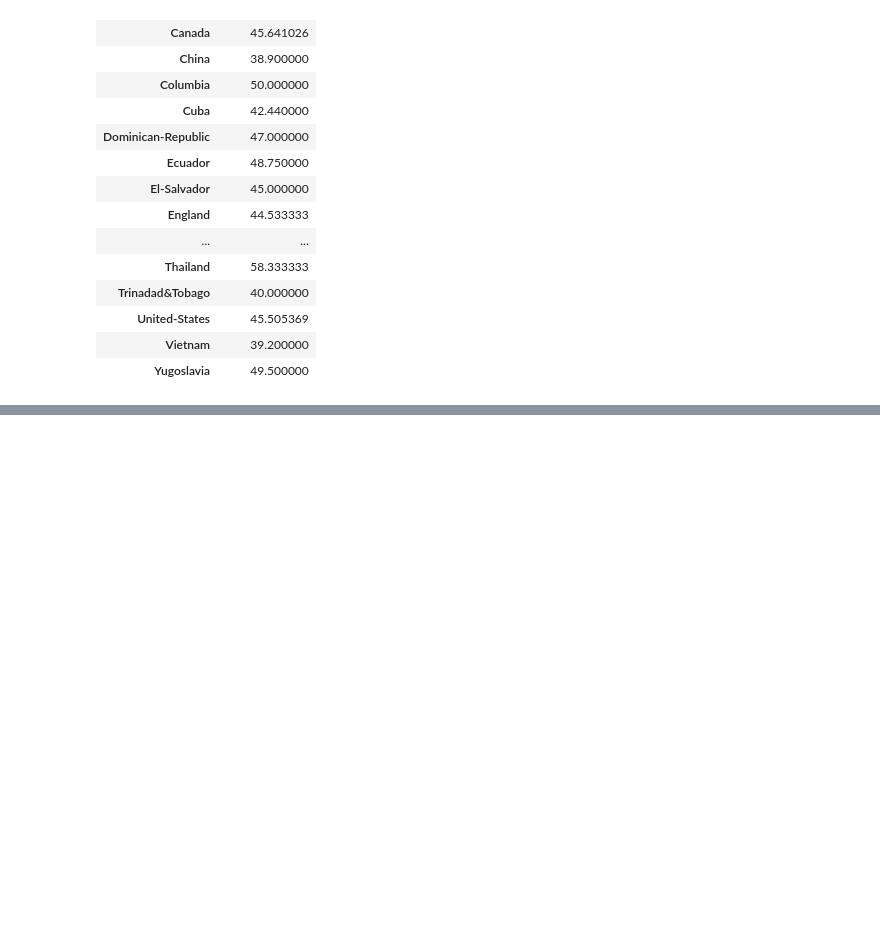
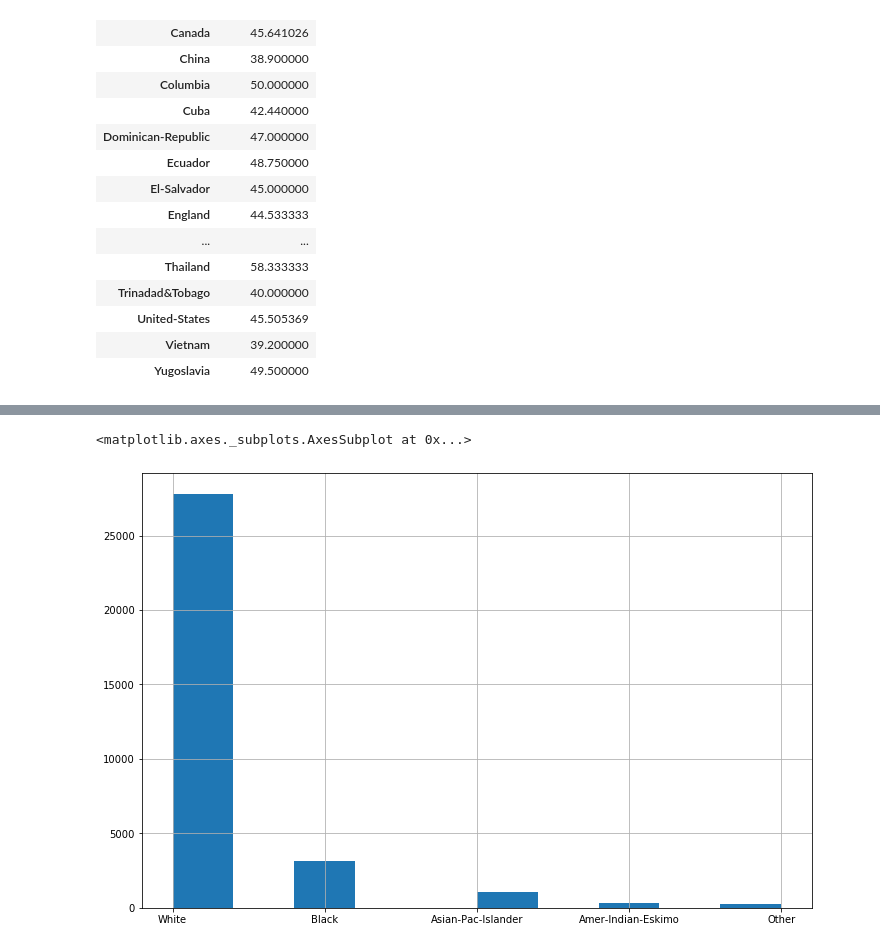
Before and after one commit to cmplx-xyttmt/openml-course, a Jupyter notebook: Assignment 1.ipynb, the cells around one changed output, grey strips where cells are left out. Saved outputs shown, nothing was run; the diff lists cells and outputs as text; code cells hidden in the pictures; blank space fills up the shorter version.

```diff
--- a/Assignment 1.ipynb
+++ b/Assignment 1.ipynb
@@ -258,0 +265,6 @@ adult_data[adult_data['salary'] == ">50K"].groupby(['native-country'])[['hours-p
+# %%
+plt.figure(figsize=(12, 8))
+adult_data['race'].hist()
+# %% [output]
+<matplotlib.axes._subplots.AxesSubplot at 0x...>
+[figure, added]
```
Also changed, not shown: parts of 12 cells of this notebook, 2 other files.
